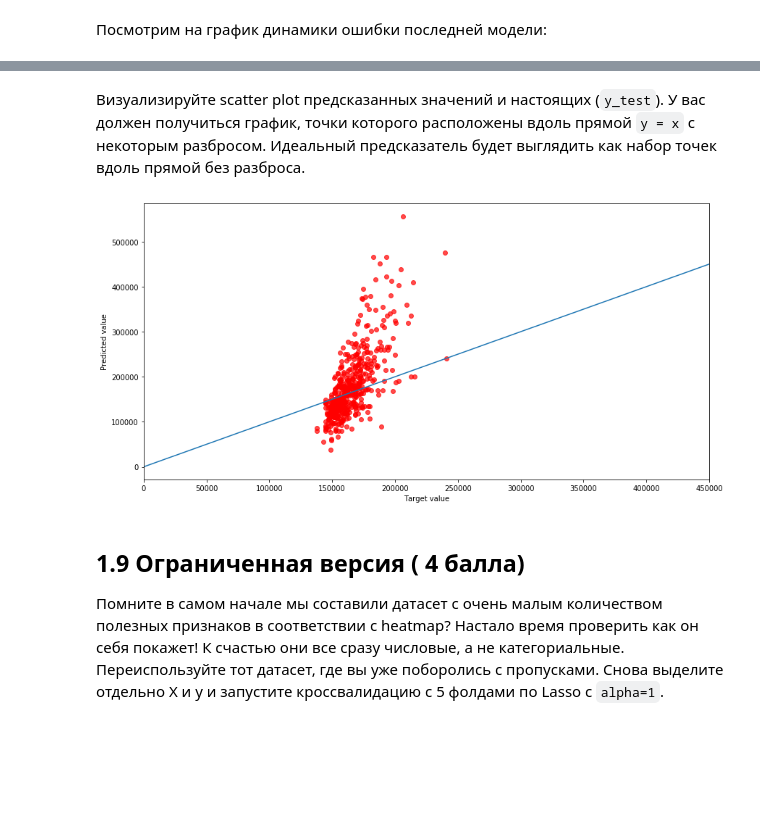
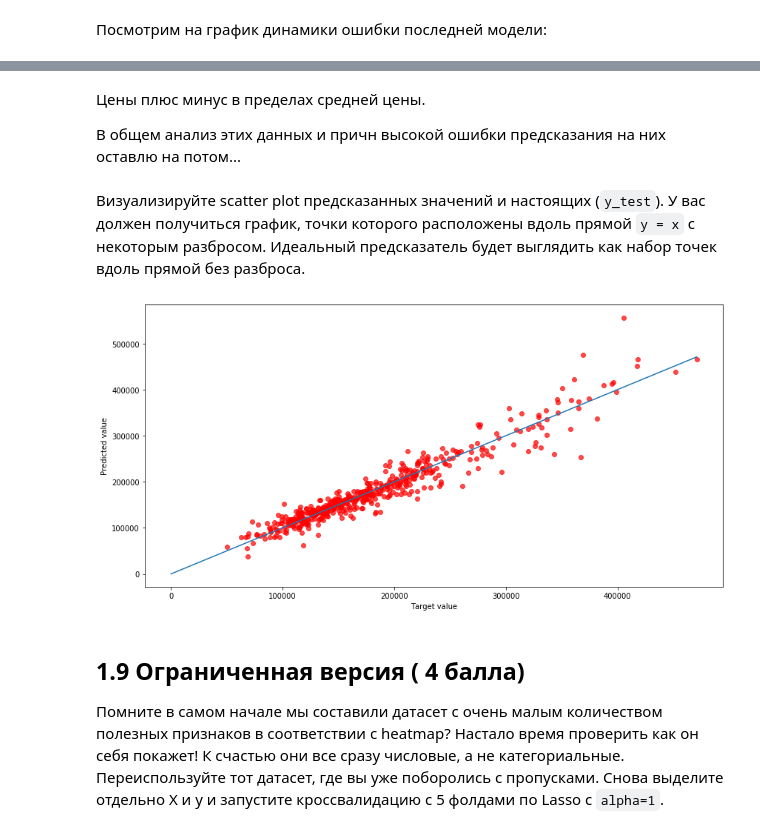
Before and after one commit to D7nis/Course-ML-Classic, a Jupyter notebook: Practice/4. Линейная регрессия/04-linear-regression_DDA.ipynb, the cells around one changed output, grey strips where cells are left out. Drawn from its saved outputs; the diff is of its cells as text; code cells hidden in the pictures; blank space fills up the shorter version.

```diff
--- a/Practice/4. Линейная регрессия/04-linear-regression_DDA.ipynb
+++ b/Practice/4. Линейная регрессия/04-linear-regression_DDA.ipynb
@@ -1018,25 +1036,21 @@ pass
+# %% [markdown]
+Цены плюс минус в пределах средней цены.
+
+В общем анализ этих данных и причн высокой ошибки предсказания на них оставлю на потом...
 # %% [markdown]
 Визуализируйте scatter plot предсказанных значений и настоящих (`y_test`). У вас должен получиться график, точки которого расположены вдоль прямой `y = x` с некоторым разбросом. Идеальный предсказатель будет выглядить как набор точек вдоль прямой без разброса.
 # %%
 plt.figure(figsize=(14,7))
 
-#poly = np.polyfit(y_test, pred, 1) #fits a polynomial of degree deg to points (x, y), returning the polynomial coefficients that minimize the square error.
 plt.scatter(pred, y_test, color = 'red', alpha=0.7)
-#plt.plot(y_test, poly[0]*y_test + poly[1], color = "green")
-#plt.legend(["Target/Predict", "Regresion Line"])
-
-#sns.regplot(x=y_test,y=pred, color="blue")
-#plt.legend(["Regresion line","Target/Predict"])
-
-plt.plot([1,500000],[1,500000])
+plt.plot([1,np.max(pred)],[1,np.max(pred)])
 
 plt.xlabel("Target value")
 plt.ylabel("Predicted value")
 
-plt.xlim(0,450000)
 pass
 # %% [output]
-[figure, old version]
+[figure, new version]
 # %% [markdown]
 ## 1.9 Ограниченная версия ( 4 балла)
 
```
Also changed, not shown: parts of 46 cells of this notebook.
